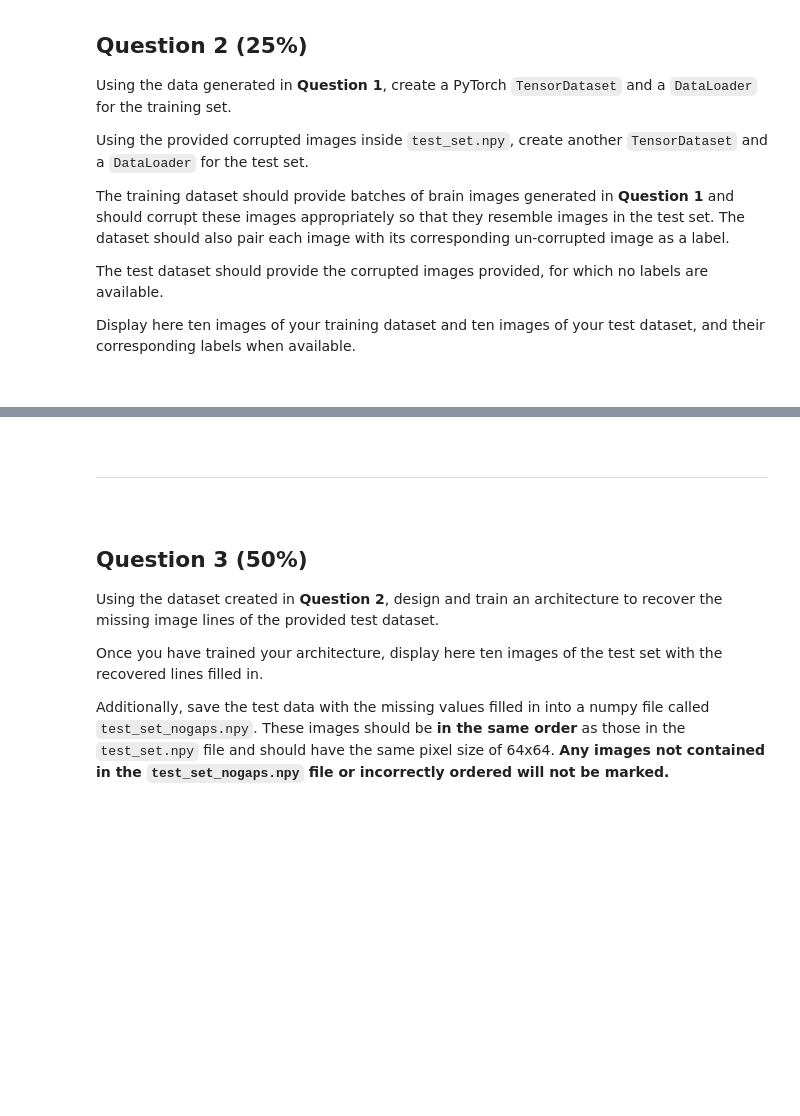
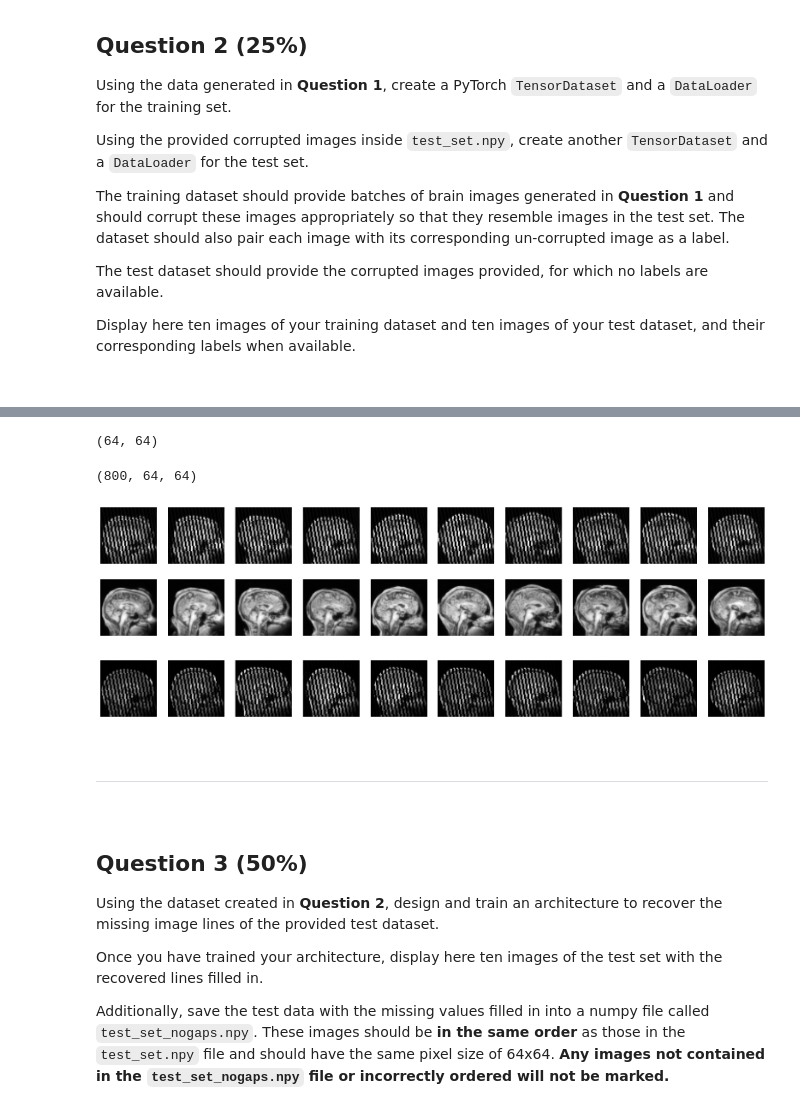
Before and after one commit to esemsc-peo23/introduction-to-python, a Jupyter notebook: Assessment.ipynb, the cells around one changed output, grey strips where cells are left out. Drawn from its saved outputs; the diff is of its cells as text; code cells hidden in the pictures; blank space fills up the shorter version.

```diff
--- a/Assessment.ipynb
+++ b/Assessment.ipynb
@@ -260,0 +238,23 @@ Populating the interactive namespace from numpy and matplotlib
+# %%
+train_images[0].shape
+# %% [output]
+(64, 64)
+# %%
+#Preparing a validation set from the train images using a random shuffle split instead of stratified shuffle split
+# as the target variable is not categorical and no specific strata are defined
+from sklearn.model_selection import train_test_split
+
+# Splitting the data randomly into train and validation sets
+train_images_split, val_images_split, train_labels_split, val_labels_split = train_test_split(
+    np.array(train_images), np.array(train_labels), test_size=0.2, random_state=42
+)
+
+#confirming
+print(train_labels_split.shape)
+# %% [output]
+(800, 64, 64)
+# %%
+# Converting train dataset to PyTorch tensors
+train_dataset = TensorDataset(torch.tensor(train_images_split, dtype=torch.float32).unsqueeze(1),
+                               torch.tensor(train_labels_split, dtype=torch.float32).unsqueeze(1))
+train_loader = DataLoader(train_dataset, batch_size=32, shuffle=True)
@@ -260,0 +266,12 @@ Populating the interactive namespace from numpy and matplotlib
+# %%
+# Plotting the first 10 elements of the train_dataset
+fig, axes = plt.subplots(2, 10, figsize=(20, 4))
+for i in range(10):
+    image, label = train_dataset[i]
+    axes[0, i].imshow(image.squeeze().numpy(), cmap='gray')
+    axes[0, i].axis('off')
+    axes[1, i].imshow(label.squeeze().numpy(), cmap='gray')
+    axes[1, i].axis('off')
+plt.show()
+# %% [output]
+[figure, added]
@@ -261,3 +281,12 @@ Populating the interactive namespace from numpy and matplotlib
+# %%
+# Plotting the first 10 elements from the test_dataset
+fig, ax = plt.subplots(1, 10, figsize=(20, 4))
+for i, img in enumerate(test_set[:10]):
+    ax[i].imshow(img, cmap='gray')
+    ax[i].axis('off')
+plt.show()
+# %% [output]
+[figure, added]
 # %% [markdown]
 <br>
 
```
Also changed, not shown: parts of 28 cells of this notebook.
